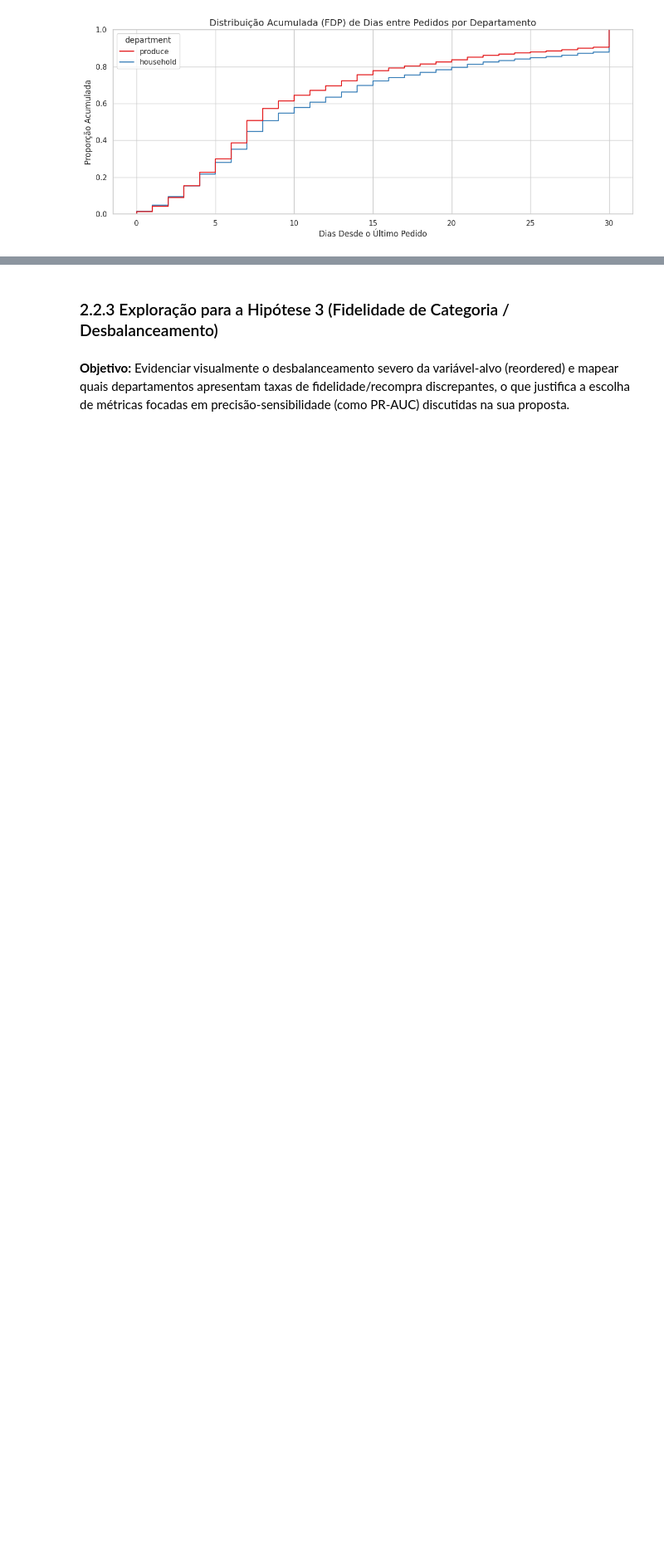
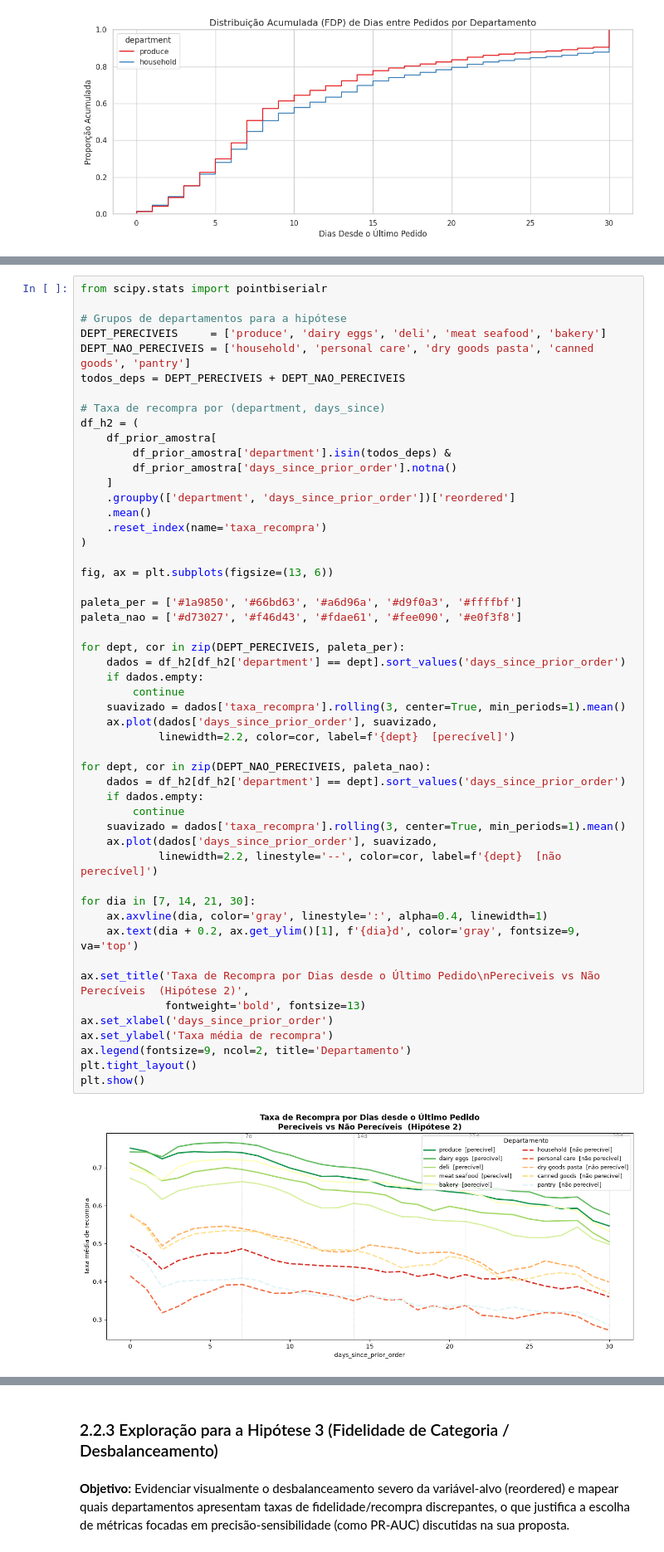
Before and after one commit to Doctor-Math/TPs-Mineracao-de-Dados, a Jupyter notebook: notebooks/project/Projeto_Grupo6.ipynb, the cells around one changed output, grey strips where cells are left out. Shown at 83% size. Saved outputs shown, nothing was run; the diff lists cells and outputs as text; blank space fills up the shorter version.

```diff
--- a/notebooks/project/Projeto_Grupo6.ipynb
+++ b/notebooks/project/Projeto_Grupo6.ipynb
@@ -395,0 +400,53 @@ plt.show()
+# %%
+from scipy.stats import pointbiserialr
+
+# Grupos de departamentos para a hipótese
+DEPT_PERECIVEIS     = ['produce', 'dairy eggs', 'deli', 'meat seafood', 'bakery']
+DEPT_NAO_PERECIVEIS = ['household', 'personal care', 'dry goods pasta', 'canned goods', 'pantry']
+todos_deps = DEPT_PERECIVEIS + DEPT_NAO_PERECIVEIS
+
+# Taxa de recompra por (department, days_since)
+df_h2 = (
+    df_prior_amostra[
+        df_prior_amostra['department'].isin(todos_deps) &
+        df_prior_amostra['days_since_prior_order'].notna()
+    ]
+    .groupby(['department', 'days_since_prior_order'])['reordered']
+    .mean()
+    .reset_index(name='taxa_recompra')
+)
+
+fig, ax = plt.subplots(figsize=(13, 6))
+
+paleta_per = ['#1a9850', '#66bd63', '#a6d96a', '#d9f0a3', '#ffffbf']
+paleta_nao = ['#d73027', '#f46d43', '#fdae61', '#fee090', '#e0f3f8']
+
+for dept, cor in zip(DEPT_PERECIVEIS, paleta_per):
+    dados = df_h2[df_h2['department'] == dept].sort_values('days_since_prior_order')
+    if dados.empty:
+        continue
+    suavizado = dados['taxa_recompra'].rolling(3, center=True, min_periods=1).mean()
+    ax.plot(dados['days_since_prior_order'], suavizado,
+            linewidth=2.2, color=cor, label=f'{dept}  [perecível]')
+
+for dept, cor in zip(DEPT_NAO_PERECIVEIS, paleta_nao):
+    dados = df_h2[df_h2['department'] == dept].sort_values('days_since_prior_order')
+    if dados.empty:
+        continue
+    suavizado = dados['taxa_recompra'].rolling(3, center=True, min_periods=1).mean()
+    ax.plot(dados['days_since_prior_order'], suavizado,
+            linewidth=2.2, linestyle='--', color=cor, label=f'{dept}  [não perecível]')
+
+for dia in [7, 14, 21, 30]:
+    ax.axvline(dia, color='gray', linestyle=':', alpha=0.4, linewidth=1)
+    ax.text(dia + 0.2, ax.get_ylim()[1], f'{dia}d', color='gray', fontsize=9, va='top')
+
+ax.set_title('Taxa de Recompra por Dias desde o Último Pedido\nPereciveis vs Não Perecíveis  (Hipótese 2)',
+             fontweight='bold', fontsize=13)
+ax.set_xlabel('days_since_prior_order')
+ax.set_ylabel('Taxa média de recompra')
+ax.legend(fontsize=9, ncol=2, title='Departamento')
+plt.tight_layout()
+plt.show()
+# %% [output]
+[figure, added]
```
Also changed, not shown: parts of 3 cells of this notebook.
